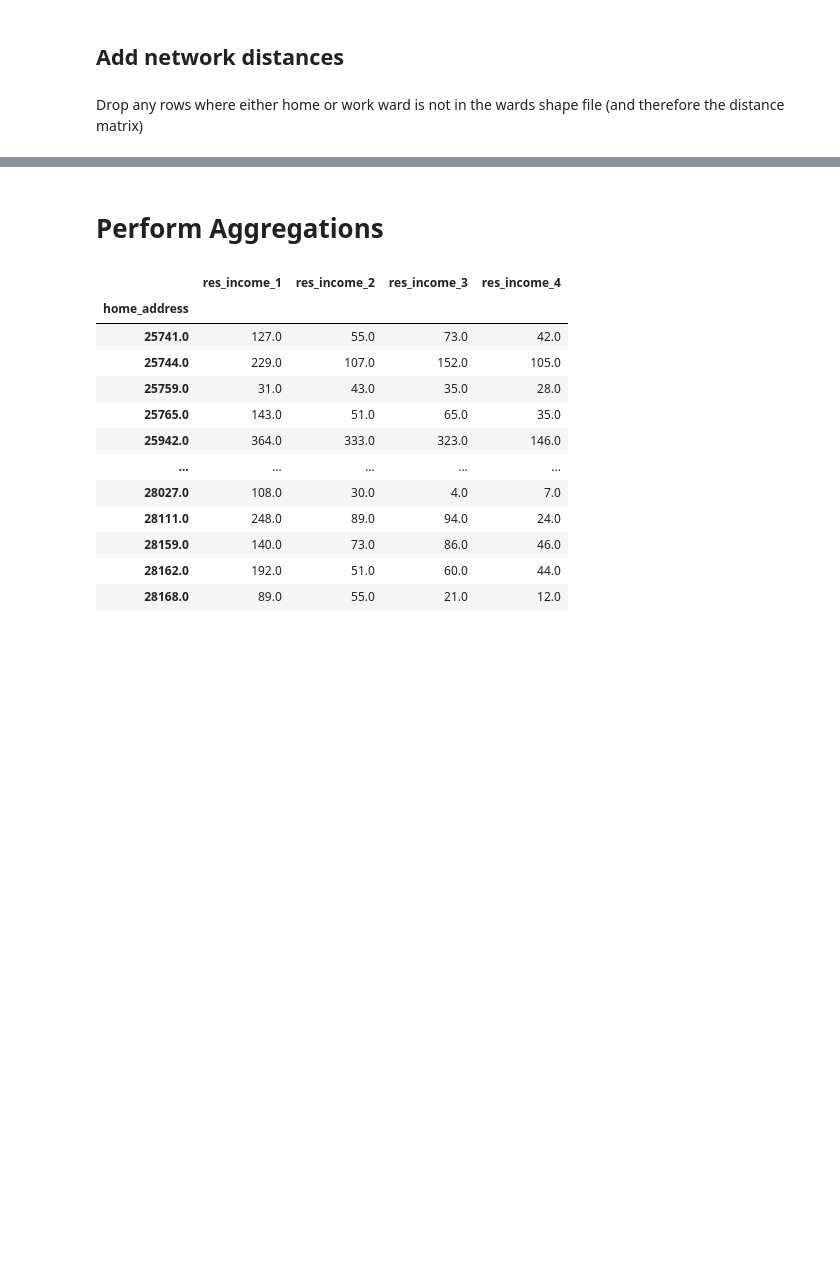
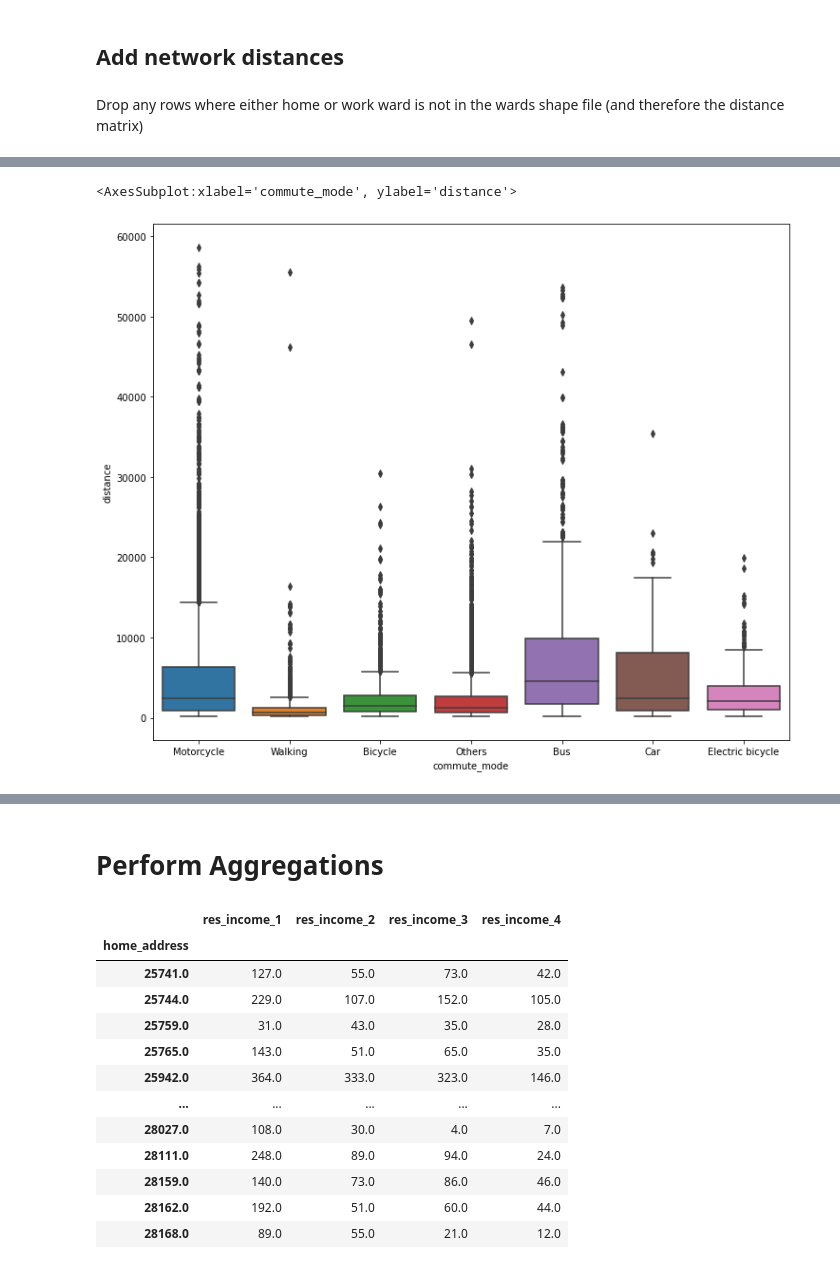
Before and after one commit to CityScope/CSL_HCMC, a Jupyter notebook: data_analysis/analyze_survey_data.ipynb, the cells around one changed output, grey strips where cells are left out. Cells and saved outputs as stored; diff of their text form; code cells hidden in the pictures; blank space fills up the shorter version.

```diff
--- a/data_analysis/analyze_survey_data.ipynb
+++ b/data_analysis/analyze_survey_data.ipynb
@@ -124,6 +124,7 @@ rename_cols_hh={'Q14.Tổng thu nhập hàng tháng của hộ gia đình là ba
 rename_cols_all={'Q29.Chỉ những người thuộc từ mục 1-10 của câu 28 mới trả lời, Lĩnh vực nghê nghiệp': 'career',
                  'Q33.Chỉ những người thuộc từ mục 1-12 của Q28 (nghĩa là đang đi học hoặc đi làm) thì mới trả lời, Địa chỉ nơi làm việc/ trường học?': 'work_school_address',
                  'Q35.Chỉ những người thuộc từ mục  1-12 của Q28  (nghĩa là đang đi học hoăc đi làm) thì mới trả lời,Phương tiện giao thông nào bạn thường sử dụng để đi lại hằng ngày ?': 'commute_mode',
+                 'Q21.Thông tin cá nhân: Tuổi': 'age',
                'Số \nSêri': 'serial_num'}
 # %%
 householders=householders.rename(columns=rename_cols_hh)
@@ -281,5 +237,5 @@ dist_mat=pd.read_csv('../outputs/zone_to_zone_dist_mat.csv', index_col=0)
 # %% [markdown]
 Drop any rows where either home or work ward is not in the wards shape file (and therefore the distance matrix)
 # %%
-mode_data=mode_data.loc[((mode_data['home_address'].isin(dist_mat.columns)) &
-                       (mode_data['work_school_address'].isin(dist_mat.columns)))]
+all_members=all_members.loc[((all_members['home_address'].isin(dist_mat.columns)) &
+                       (all_members['work_school_address'].isin(dist_mat.columns)))]
@@ -289,4 +242,4 @@ mode_data=mode_data.loc[((mode_data['home_address'].isin(dist_mat.columns)) &
 # %%
-mode_data['distance']=None
-for ind, row in mode_data.iterrows():
-    mode_data.loc[ind,'distance']=dist_mat.loc[int(row['home_address']), row['work_school_address']]
+all_members['distance']=None
+for ind, row in all_members.iterrows():
+    all_members.loc[ind,'distance']=dist_mat.loc[int(row['home_address']), row['work_school_address']]
@@ -322,0 +268,8 @@ features
+# %%
+import seaborn as sns
+import matplotlib.pyplot as plt
+plt.figure(figsize=(12,10))
+sns.boxplot(x="commute_mode", y="distance", data=all_members.loc[all_members['distance']<1e6])
+# %% [output]
+<AxesSubplot:xlabel='commute_mode', ylabel='distance'>
+[figure, added]
```
Also changed, not shown: parts of 44 cells of this notebook, 3 other files.
